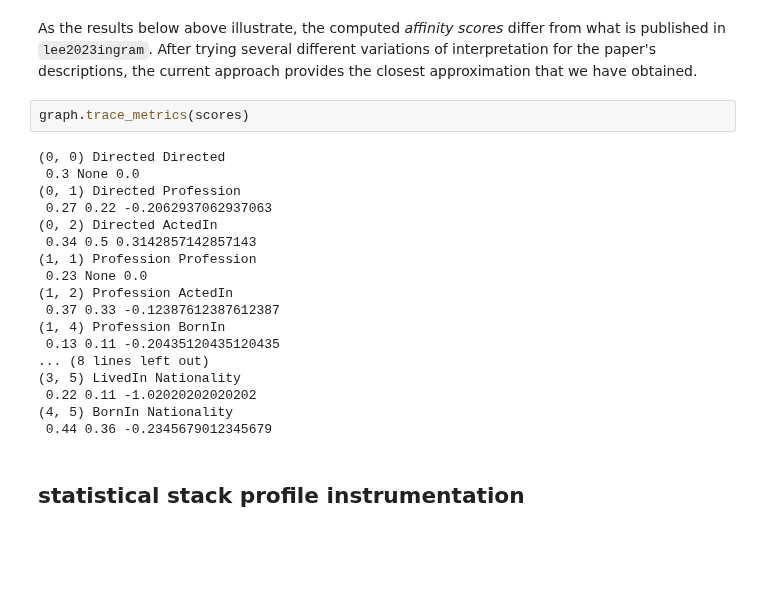
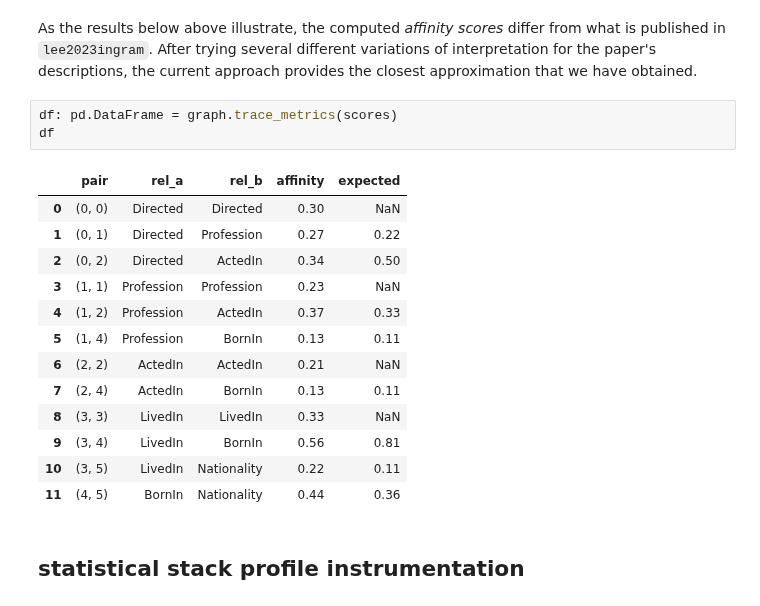
Before and after one commit to DerwenAI/textgraphs, a Jupyter notebook: examples/ex1_0.ipynb, the cells around one changed output. Drawn from its saved outputs; the diff is of its cells as text; blank space fills up the shorter version.

Commit message:
compare results/expected metrics as a dataframe

```diff
--- a/examples/ex1_0.ipynb
+++ b/examples/ex1_0.ipynb
@@ -246,25 +272,22 @@ plt.show()
 # %% [markdown]
 As the results below above illustrate, the computed _affinity scores_ differ from what is published in `lee2023ingram`. After trying several different variations of interpretation for the paper's descriptions, the current approach provides the closest approximation that we have obtained.
 # %%
-graph.trace_metrics(scores)
+df: pd.DataFrame = graph.trace_metrics(scores)
+df
 # %% [output]
-(0, 0) Directed Directed
- 0.3 None 0.0
-(0, 1) Directed Profession
- 0.27 0.22 -0.2062937062937063
-(0, 2) Directed ActedIn
- 0.34 0.5 0.3142857142857143
-(1, 1) Profession Profession
- 0.23 None 0.0
-(1, 2) Profession ActedIn
- 0.37 0.33 -0.12387612387612387
-(1, 4) Profession BornIn
- 0.13 0.11 -0.20435120435120435
-... (8 lines left out)
-(3, 5) LivedIn Nationality
- 0.22 0.11 -1.02020202020202
-(4, 5) BornIn Nationality
- 0.44 0.36 -0.2345679012345679
+|  | pair | rel_a | rel_b | affinity | expected |
+| 0 | (0, 0) | Directed | Directed | 0.30 | NaN |
+| 1 | (0, 1) | Directed | Profession | 0.27 | 0.22 |
+| 2 | (0, 2) | Directed | ActedIn | 0.34 | 0.50 |
+| 3 | (1, 1) | Profession | Profession | 0.23 | NaN |
+| 4 | (1, 2) | Profession | ActedIn | 0.37 | 0.33 |
+| 5 | (1, 4) | Profession | BornIn | 0.13 | 0.11 |
+| 6 | (2, 2) | ActedIn | ActedIn | 0.21 | NaN |
+| 7 | (2, 4) | ActedIn | BornIn | 0.13 | 0.11 |
+| 8 | (3, 3) | LivedIn | LivedIn | 0.33 | NaN |
+| 9 | (3, 4) | LivedIn | BornIn | 0.56 | 0.81 |
+| 10 | (3, 5) | LivedIn | Nationality | 0.22 | 0.11 |
+| 11 | (4, 5) | BornIn | Nationality | 0.44 | 0.36 |
 # %% [markdown]
 ## statistical stack profile instrumentation
 # %%
```
Also changed, not shown: parts of 7 cells of this notebook, 2 other files.
